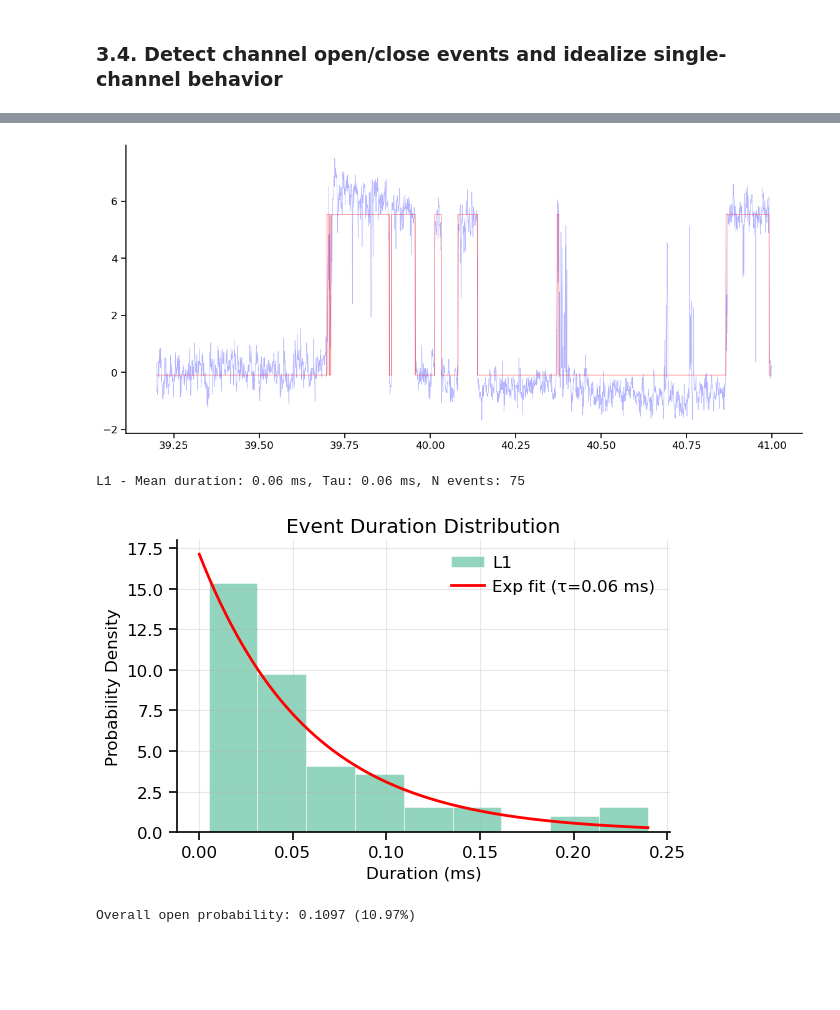
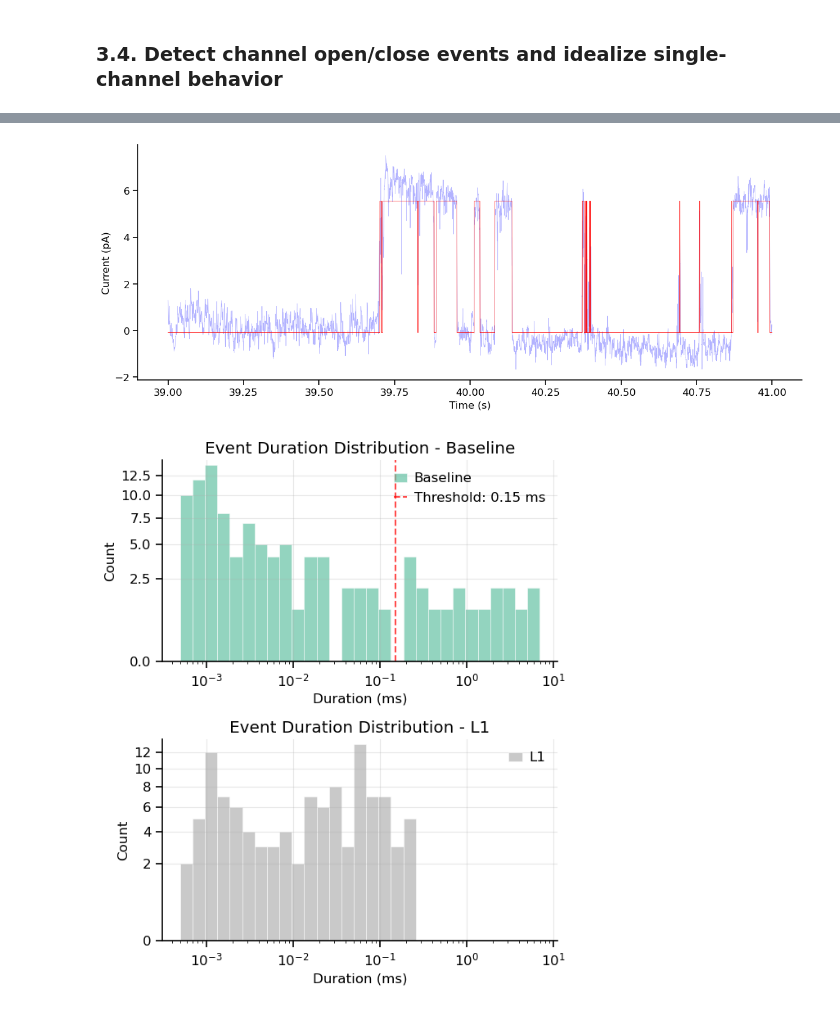
Before and after one commit to argalloni/CSHL_IonChannels2025, a Jupyter notebook: Analysis 9 - Single channels.ipynb, the cells around one changed output, grey strips where cells are left out. Cells and saved outputs as stored; diff of their text form; code cells hidden in the pictures; blank space fills up the shorter version.

```diff
--- a/Analysis 9 - Single channels.ipynb
+++ b/Analysis 9 - Single channels.ipynb
@@ -187,9 +180,9 @@ Detection thresholds: ['2.73'] pA
 # %%
 # Set detection parameters
-detector.min_event_duration = 1.  # ms - adjust based on your channel kinetics
-detector.hysteresis_factor = 0.15  # Helps with noisy transitions
+detector.min_event_duration = 0.6  # ms - adjust based on your channel kinetics
+detector.hysteresis_factor = 0.15  # Prevent signal noise from causing rapid flickering between levels by adding a small "momentum" to the threshold
 
-# Test on a single trace first
+# Test event detection of the first trace
 events_trace1, idealized_trace1 = detector.detect_events_single_trace(0, plot_result=True)
 
 # ---------------------------------------------------------------------
@@ -224,34 +217,27 @@ Processing 1 traces...
 # %%
+# Zoom in on part of the trace to check if idealization is good
 start_time = 39.   # in seconds
-end_time = 41       # in seconds
+end_time = 41      # in seconds
 
-fig, ax = plt.subplots(figsize=(14, 6))
+# -----------------------------------------------------------------------------------------------------------------------------------------------
+fig, ax = plt.subplots(figsize=(14, 5))
 t0 = time[0]
 start_idx = time_to_index(start_time-t0, sampling_freq) *1000
 end_idx = time_to_index(end_time-t0, sampling_freq) *1000
 ax.plot(time[start_idx:end_idx], detector.traces[trace_idx, start_idx:end_idx], 'b-', alpha=0.3, linewidth=0.5, label='Filtered')
 ax.plot(time[start_idx:end_idx], detector.idealized_traces[trace_idx, start_idx:end_idx], 'r-', linewidth=0.5, label='Idealized')
+ax.set_xlabel('Time (s)')
+ax.set_ylabel('Current (pA)')
 plt.show()
 # %% [output]
-[figure, old version]
+[figure, new version]
 # %%
-# Get all event durations
-durations = detector.calculate_event_durations()
-# Returns: {'L1': [dur1, dur2, ...], 'L2': [dur1, dur2, ...], ...}
+# Based on the histogram of closed durations, determine a threshold for burst separation
+closed_threshold = 0.15  # ms - adjust based on your histogram
 
-# Plot duration histograms with exponential fitting
-durations = detector.plot_duration_histogram(fit_exponential=True,
-                                             bins='auto',
-                                             separate_plots=False) # True = separate plot for each level
+durations = detector.plot_duration_histogram(bins=30, threshold=closed_threshold,
+                                             fit_gaussian=False,
+                                             log_x=True, sqrt_y_scale=True,
+                                             separate_plots=True)
 # %% [output]
-L1 - Mean duration: 0.06 ms, Tau: 0.06 ms, N events: 75
-[figure, old version]
+[figure, new version]
-# %%
-# Calculate open probability
-po_overall, po_by_level, statistics = detector.calculate_open_probability()
-
-print(f"Overall open probability: {po_overall:.4f} ({po_overall*100:.2f}%)")
-# po_by_level gives you Po for each individual level
-# statistics gives you total recording time, open time, etc.
-# %% [output]
-Overall open probability: 0.1097 (10.97%)
```
Also changed, not shown: parts of 8 cells of this notebook, 1 other file.
